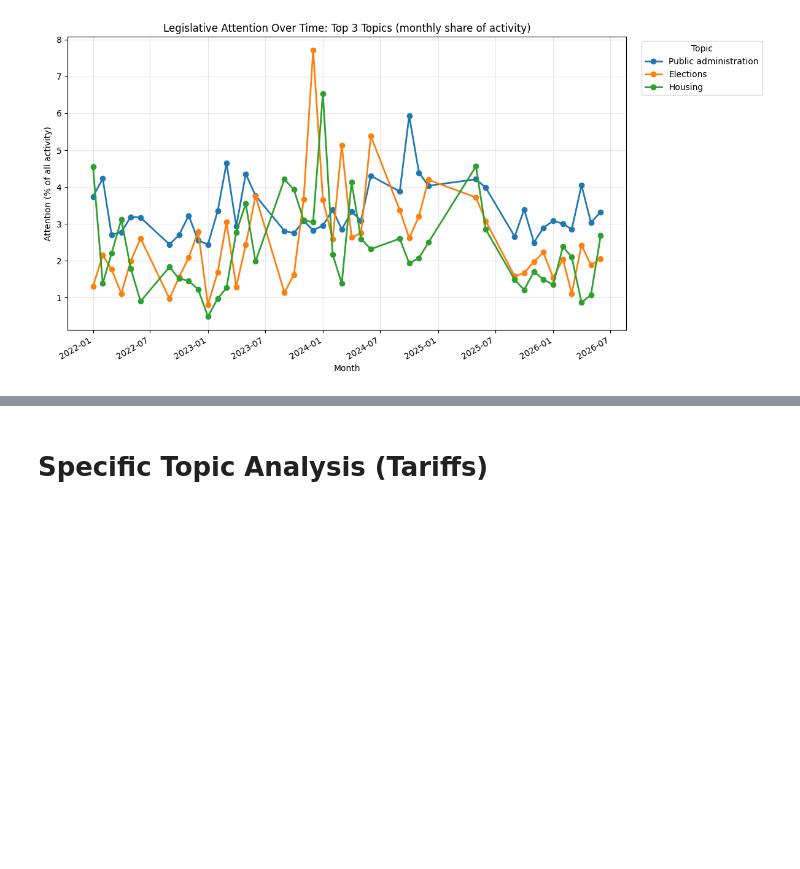
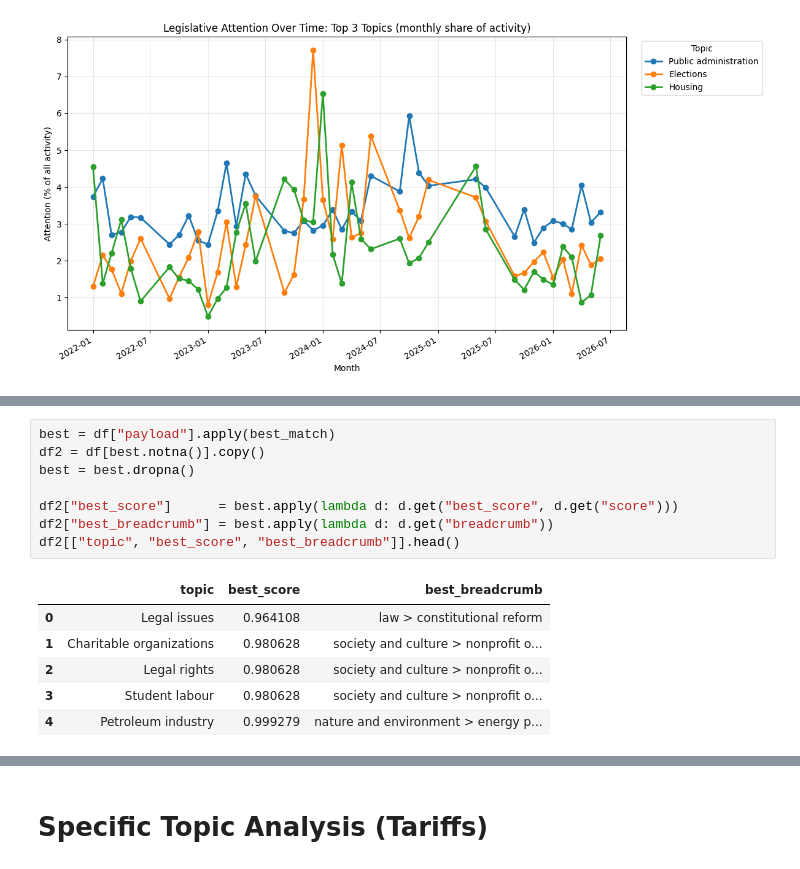
Before and after one commit to iotoAnalytics/goverlytics-ssac27, a Jupyter notebook: notebooks/hansard_analysis.ipynb, the cells around one changed output, grey strips where cells are left out. Drawn from its saved outputs; the diff is of its cells as text; blank space fills up the shorter version.

```diff
--- a/notebooks/hansard_analysis.ipynb
+++ b/notebooks/hansard_analysis.ipynb
@@ -181,0 +244,15 @@ plt.show()
+# %%
+best = df["payload"].apply(best_match)
+df2 = df[best.notna()].copy()
+best = best.dropna()
+
+df2["best_score"]      = best.apply(lambda d: d.get("best_score", d.get("score")))
+df2["best_breadcrumb"] = best.apply(lambda d: d.get("breadcrumb"))
+df2[["topic", "best_score", "best_breadcrumb"]].head()
+# %% [output]
+|  | topic | best_score | best_breadcrumb |
+| 0 | Legal issues | 0.964108 | law > constitutional reform |
+| 1 | Charitable organizations | 0.980628 | society and culture > nonprofit o... |
+| 2 | Legal rights | 0.980628 | society and culture > nonprofit o... |
+| 3 | Student labour | 0.980628 | society and culture > nonprofit o... |
+| 4 | Petroleum industry | 0.999279 | nature and environment > energy p... |
```
Also changed, not shown: parts of 7 cells of this notebook, 1 other file.
